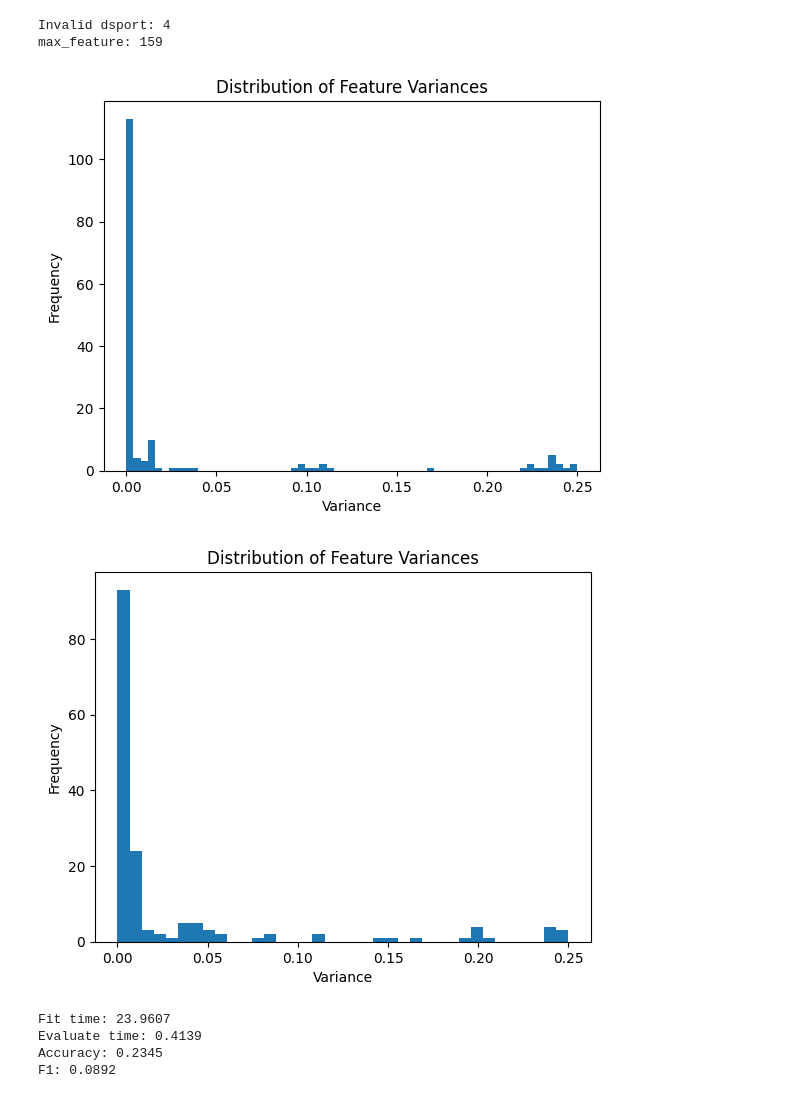
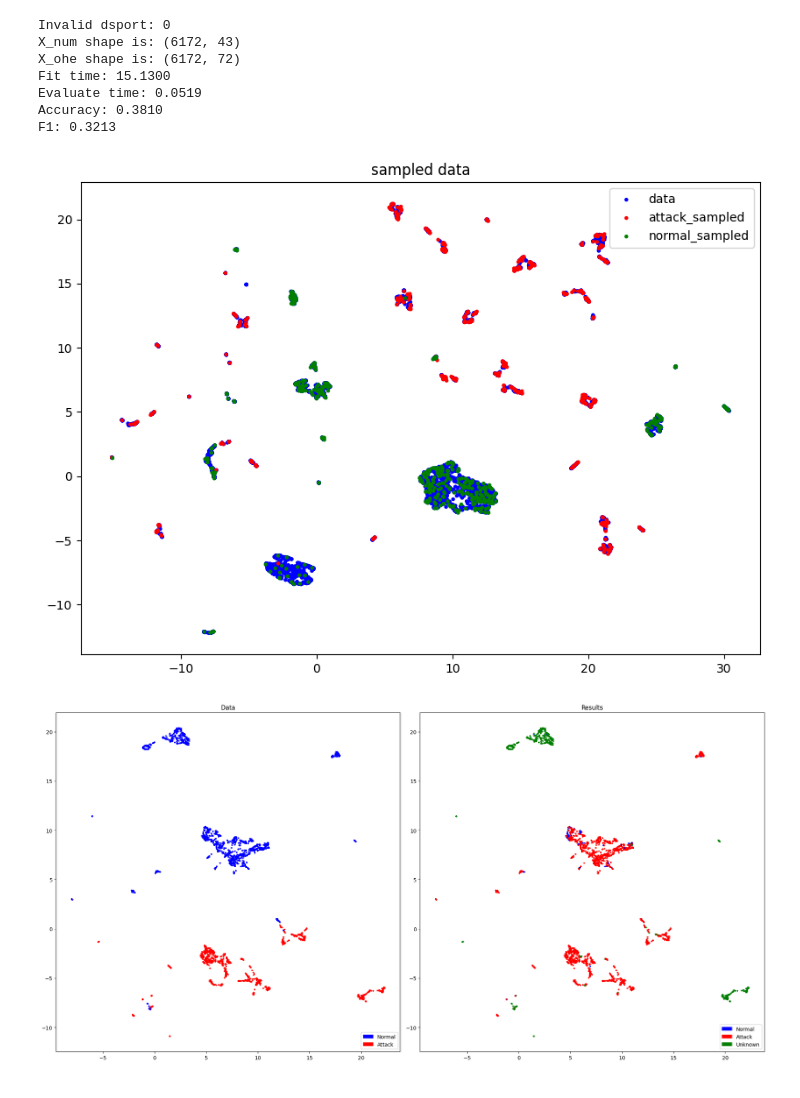
Before and after one commit to Sugata10723/IDS_IoT, a Jupyter notebook: main.ipynb, the cells around one changed output. Cells and saved outputs as stored; diff of their text form; code cells hidden in the pictures.

```diff
--- a/main.ipynb
+++ b/main.ipynb
@@ -15,17 +15,18 @@ X_train, X_test, y_train, y_test, config = dataset.get_data()
 exp = Experiment(X_train, X_test, y_train, y_test, config)
 exp.k_run(min_k=100, max_k=3000, dif=100, n_fi=10, n_pca=100)
 # %%
-dataset = Dataset_UNSW_NB15_1(100000)
+dataset = Dataset_UNSW_NB15_1(10000)
 X_train, X_test, y_train, y_test, config = dataset.get_data()
 exp = Experiment(X_train, X_test, y_train, y_test, config)
-exp.run(k=100000, n_fi=20, n_pca=70)
+exp.run(k=500, n_fi=20, n_pca=20)
 #exp.grid_run(k=100000, dif=10)
 # %% [output]
-Invalid dsport: 4
-max_feature: 159
+Invalid dsport: 0
+X_num shape is: (6172, 43)
+X_ohe shape is: (6172, 72)
+Fit time: 15.1300
+Evaluate time: 0.0519
+Accuracy: 0.3810
+F1: 0.3213
-[figure, old version]
+[figure, new version]
-[figure, old version]
+[figure, new version]
-Fit time: 23.9607
-Evaluate time: 0.4139
-Accuracy: 0.2345
-F1: 0.0892
```
Also changed, not shown: parts of 3 cells of this notebook, 5 other files.
